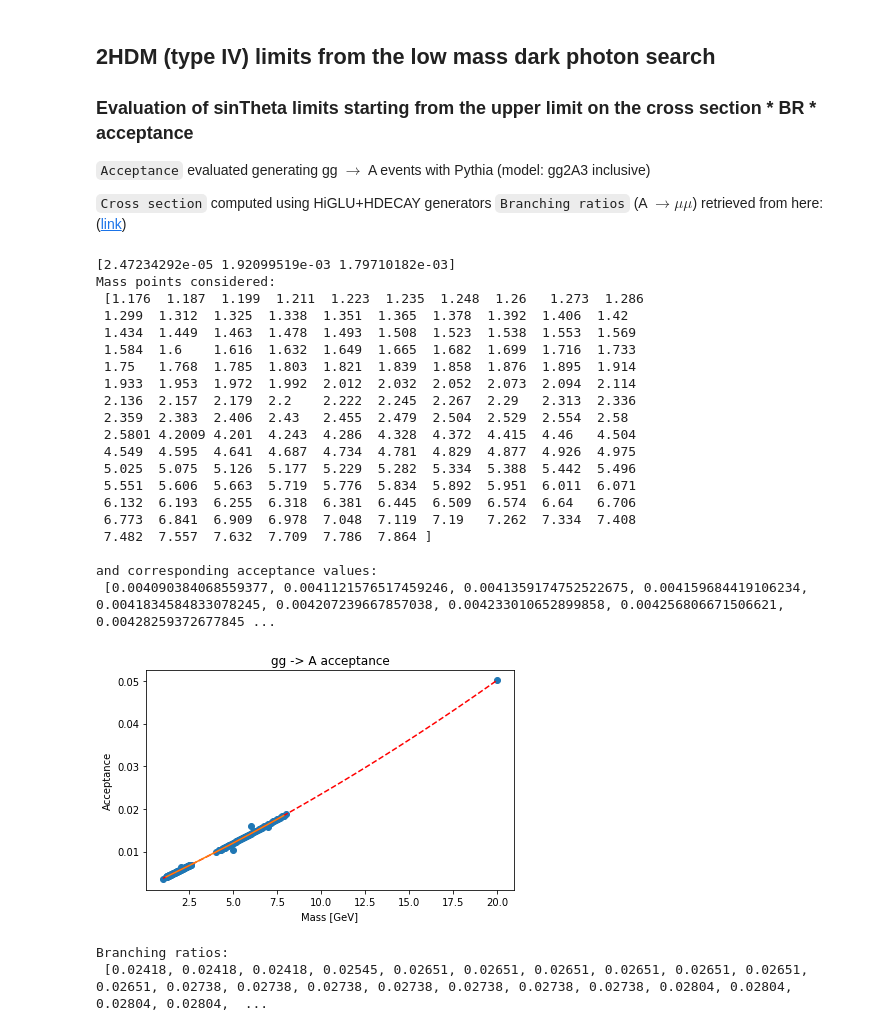
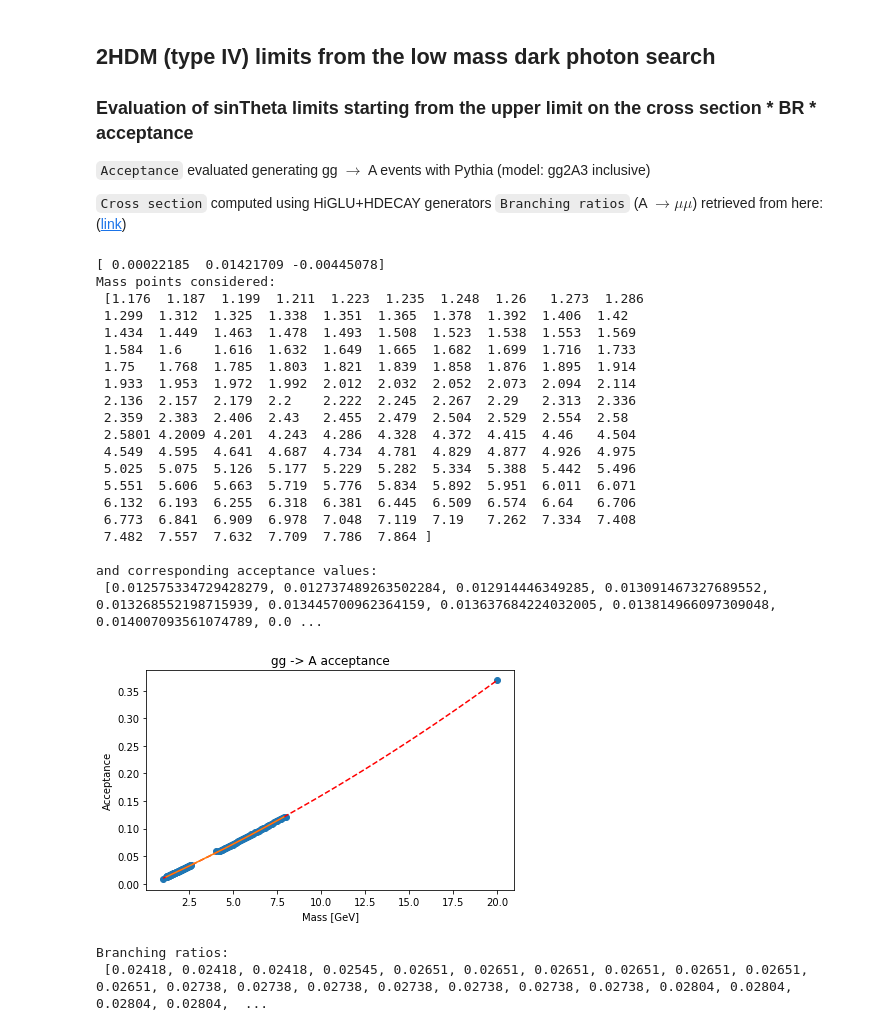
Before and after one commit to elfontan/2HDM_interpretation, a Jupyter notebook: senThetaLimits_2HDM_IV_fullMassRange_newAcceptances_ptmumu_allLimits.ipynb, the cells around one changed output. Drawn from its saved outputs; the diff is of its cells as text; code cells hidden in the pictures.

```diff
--- a/senThetaLimits_2HDM_IV_fullMassRange_newAcceptances_ptmumu_allLimits.ipynb
+++ b/senThetaLimits_2HDM_IV_fullMassRange_newAcceptances_ptmumu_allLimits.ipynb
@@ -25,9 +25,9 @@ import csv
 # %%
 # ACCEPTANCE
 mass = np.array([1., 2., 4., 5., 6., 7., 8., 20.])
-#acc_amumu = np.array([0.0081, 0.0256, 0.0589, 0.0711, 0.0900, 0.1060, 0.1214, 0.3688])
+acc_amumu = np.array([0.0081, 0.0256, 0.0589, 0.0711, 0.0900, 0.1060, 0.1214, 0.3688])
 # Inclusive gg2A3
-acc_amumu = np.array([0.0035, 0.0063, 0.0099, 0.0104, 0.0161, 0.0157, 0.0189, 0.0501])
+#acc_amumu = np.array([0.0035, 0.0063, 0.0099, 0.0104, 0.0161, 0.0157, 0.0189, 0.0501])
 # plusX modes
 #acc_amumu = np.array([0.0170, 0.0172, 0.0188, 0.0204, 0.0233, 0.0231, 0.0256, 0.0383])
 
@@ -66,36 +66,36 @@ plt.xlabel('Mass [GeV]')
 plt.ylabel('Acceptance')
 plt.title('gg -> A acceptance')
 plt.tight_layout()
 #plt.show()
 plt.savefig('ggA_newAcceptance_gg2A3.pdf', dpi=1200)
 plt.savefig('ggA_newAcceptance_gg2A3.png', dpi=1200)
 #plt.savefig('ggA_newAcceptance_plusXmodes.pdf', dpi=1200)
 #plt.savefig('ggA_newAcceptance_plusXmodes.png', dpi=1200)
 
 print("Mass points considered: \n", v_mass, '\n')
 print("and corresponding acceptance values: \n", v_acc_amumu, '\n')
 # %% [output]
-[2.47234292e-05 1.92099519e-03 1.79710182e-03]
+[ 0.00022185  0.01421709 -0.00445078]
 Mass points considered:
  [1.176  1.187  1.199  1.211  1.223  1.235  1.248  1.26   1.273  1.286
  1.299  1.312  1.325  1.338  1.351  1.365  1.378  1.392  1.406  1.42
  1.434  1.449  1.463  1.478  1.493  1.508  1.523  1.538  1.553  1.569
  1.584  1.6    1.616  1.632  1.649  1.665  1.682  1.699  1.716  1.733
  1.75   1.768  1.785  1.803  1.821  1.839  1.858  1.876  1.895  1.914
  1.933  1.953  1.972  1.992  2.012  2.032  2.052  2.073  2.094  2.114
  2.136  2.157  2.179  2.2    2.222  2.245  2.267  2.29   2.313  2.336
  2.359  2.383  2.406  2.43   2.455  2.479  2.504  2.529  2.554  2.58
  2.5801 4.2009 4.201  4.243  4.286  4.328  4.372  4.415  4.46   4.504
  4.549  4.595  4.641  4.687  4.734  4.781  4.829  4.877  4.926  4.975
  5.025  5.075  5.126  5.177  5.229  5.282  5.334  5.388  5.442  5.496
  5.551  5.606  5.663  5.719  5.776  5.834  5.892  5.951  6.011  6.071
  6.132  6.193  6.255  6.318  6.381  6.445  6.509  6.574  6.64   6.706
  6.773  6.841  6.909  6.978  7.048  7.119  7.19   7.262  7.334  7.408
  7.482  7.557  7.632  7.709  7.786  7.864 ]
 
 and corresponding acceptance values:
- [0.004090384068559377, 0.0041121576517459246, 0.0041359174752522675, 0.004159684419106234, 0.0041834584833078245, 0.004207239667857038, 0.004233010652899858, 0.004256806671506621, 0.00428259372677845 ...
+ [0.012575334729428279, 0.012737489263502284, 0.012914446349285, 0.013091467327689552, 0.013268552198715939, 0.013445700962364159, 0.013637684224032005, 0.013814966097309048, 0.014007093561074789, 0.0 ...
-[figure, old version]
+[figure, new version]
 # %%
 # BRANCHING RATIO
 
```
Also changed, not shown: parts of 3 cells of this notebook, 3 other files.
